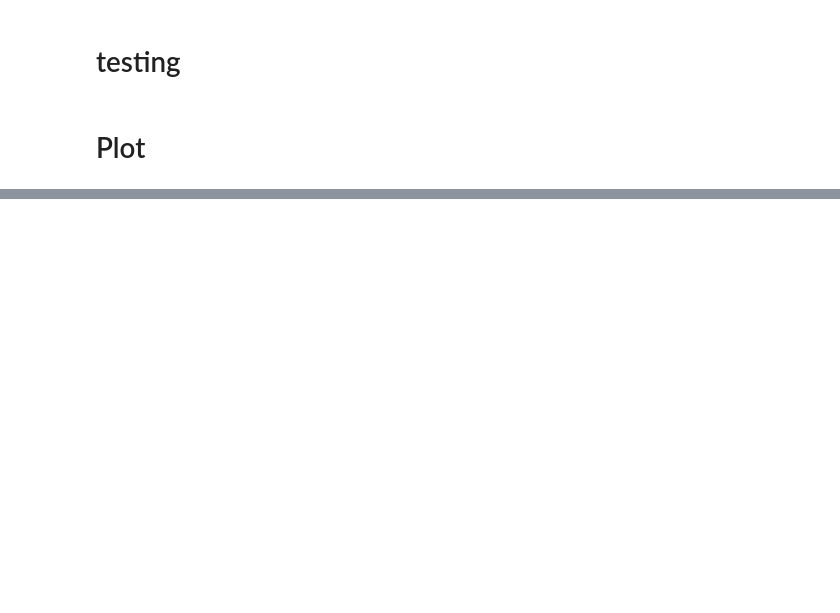
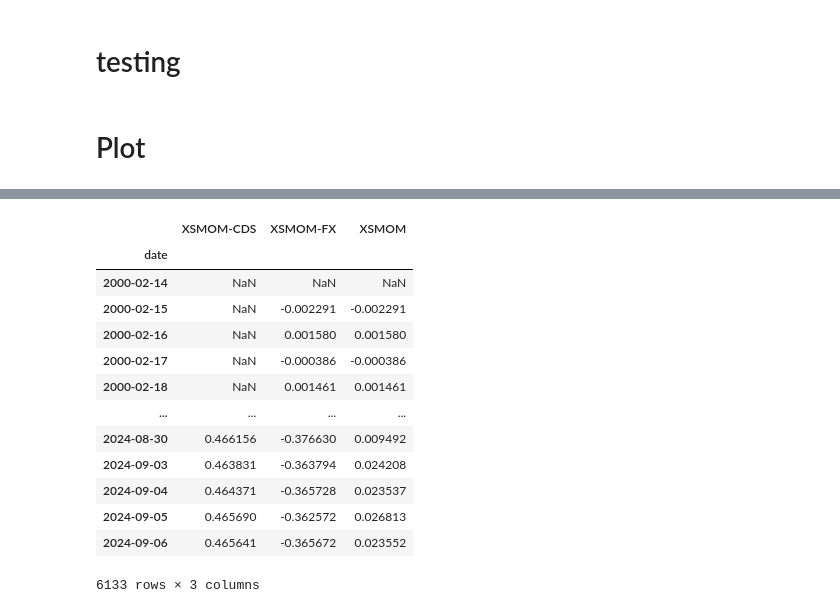
Before and after one commit to sambacode/asset_allocation, a Jupyter notebook: temp.ipynb, the cells around one changed output, grey strips where cells are left out. Saved outputs shown, nothing was run; the diff lists cells and outputs as text; code cells hidden in the pictures; blank space fills up the shorter version.

```diff
--- a/temp.ipynb
+++ b/temp.ipynb
@@ -63,13 +129,14 @@ title = "Teste"
 columns = data.columns[:10]
 
 
-def plot_trackers_returns(data, title, columns):
+def plot_trackers_returns(
+    data, title, columns, palette="tab10", figsize=(5, 3), y_label="Log-Retorno"
+):
     plt.rcParams["font.family"] = "Calibri"
     sns.set_theme(style="whitegrid")
-    plt.figure(figsize=(5, 3))
+    plt.figure(figsize=figsize)
 
-    sns.lineplot(data=data[columns], palette="tab10", linewidth=1, dashes=False)
-
+    sns.lineplot(data=data[columns], palette=palette, linewidth=1, dashes=False)
 
     plt.legend(loc="center right", bbox_to_anchor=(0, 0.5), fontsize=8, frameon=False)
 
@@ -79,11 +146,10 @@ def plot_trackers_returns(data, title, columns):
     plt.grid(True, linestyle="--", linewidth=0.7)
 
     plt.xlabel(None)
-    plt.ylabel("Log-Retorno", fontsize=8)
+    plt.ylabel(y_label, fontsize=8)
     plt.gca().yaxis.set_label_position("right")
 
-
-    plt.xlim(data.index.min(), data.index.max())
+    plt.xlim(data.dropna(how="all").index.min(), data.dropna(how="all").index.max())
 
     plt.xticks(fontsize=8)
     plt.yticks(fontsize=8)
@@ -177,0 +274,22 @@ for group in dict_groups:
+# %%
+df = data[columns]
+log_returns = df.diff(1)
+numerator = log_returns.rolling(window=252).sum()
+
+
+df
+# %% [output]
+|  | XSMOM-CDS | XSMOM-FX | XSMOM |
+| date |  |  |  |
+| 2000-02-14 | NaN | NaN | NaN |
+| 2000-02-15 | NaN | -0.002291 | -0.002291 |
+| 2000-02-16 | NaN | 0.001580 | 0.001580 |
+| 2000-02-17 | NaN | -0.000386 | -0.000386 |
+| 2000-02-18 | NaN | 0.001461 | 0.001461 |
+| ... | ... | ... | ... |
+| 2024-08-30 | 0.466156 | -0.376630 | 0.009492 |
+| 2024-09-03 | 0.463831 | -0.363794 | 0.024208 |
+| 2024-09-04 | 0.464371 | -0.365728 | 0.023537 |
+| 2024-09-05 | 0.465690 | -0.362572 | 0.026813 |
+| 2024-09-06 | 0.465641 | -0.365672 | 0.023552 |
+6133 rows × 3 columns
```
Also changed, not shown: parts of 13 cells of this notebook.
